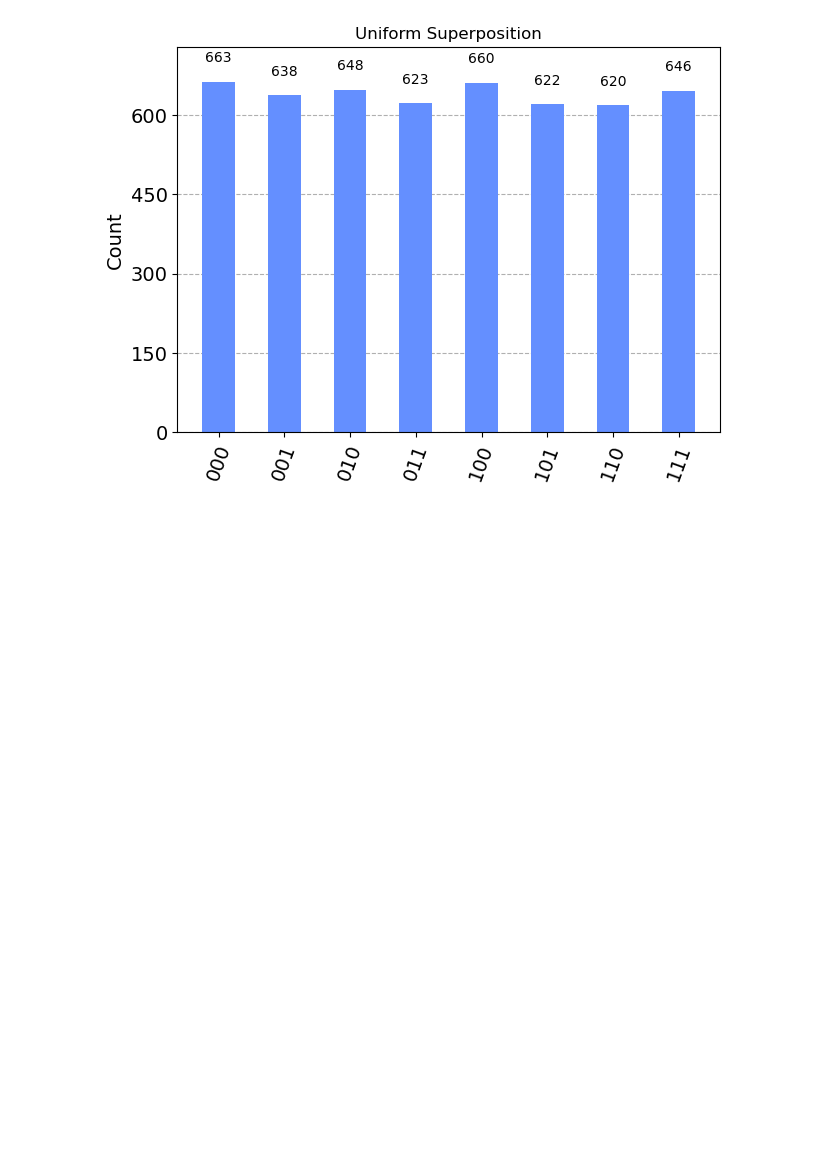
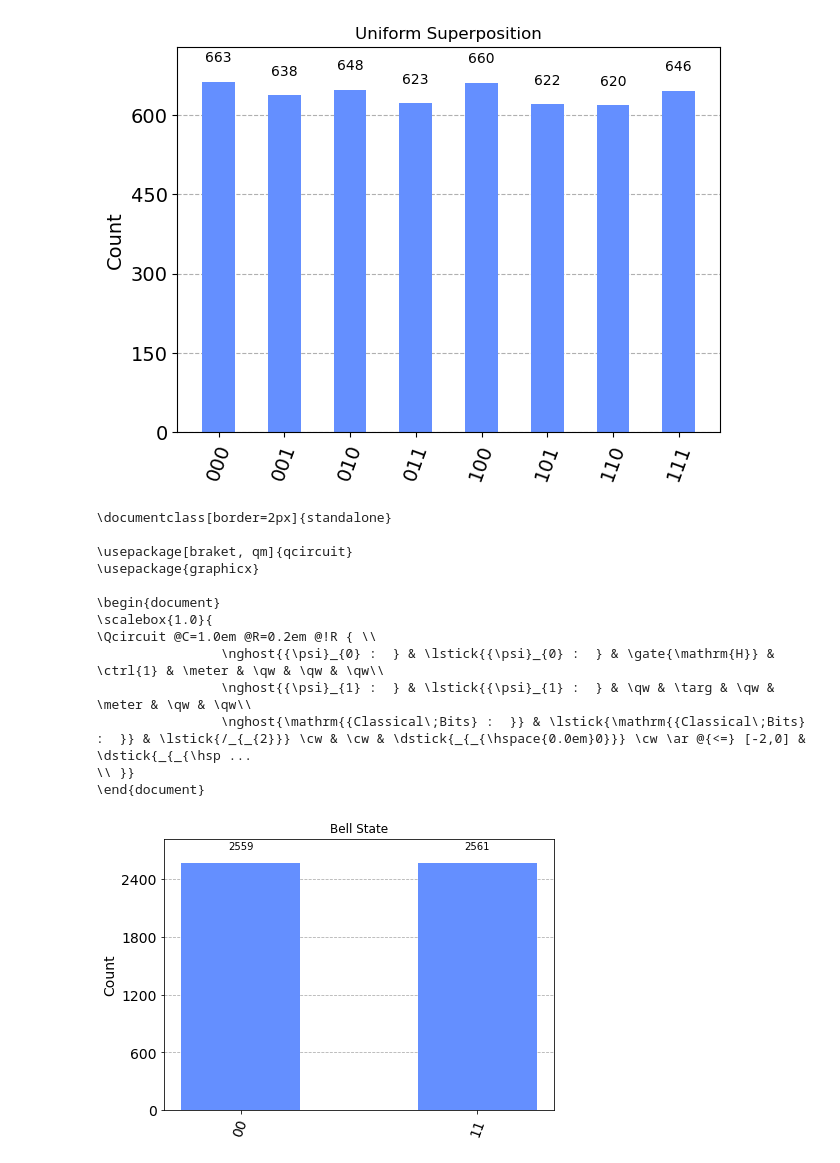
Before and after one commit to osamarais/review_paper, a Jupyter notebook: Chapter 2.ipynb, the cells around one changed output. Drawn from its saved outputs; the diff is of its cells as text; code cells hidden in the pictures; blank space fills up the shorter version.

```diff
--- a/Chapter 2.ipynb
+++ b/Chapter 2.ipynb
@@ -172,3 +172,50 @@ result = mySimulator.run(myCircuit,shots=5120).result()
 plot_histogram(result.get_counts(), title='Uniform Superposition')
 # %% [output]
 [figure]
+# %%
+#!/usr/bin/python3
+
+import qiskit
+from qiskit import Aer
+from qiskit.tools.visualization import plot_histogram
+
+# Create a register of 2 qubits
+myQRegister = qiskit.QuantumRegister(2, '\psi')
+
+# Create a register of 2 classical bits
+myCRegister = qiskit.ClassicalRegister(2,'Classical Bits')
+
+# Create a quantum circuit with using myRegister
+myCircuit = qiskit.QuantumCircuit(myQRegister, myCRegister)
+
+# Hadamard gates on al qubits
+myCircuit.h(0)
+myCircuit.cnot(0,1)
+
+# Measure all the qubits in myQRegister and store state in myCRegister
+myCircuit.measure(myQRegister,myCRegister)
+
+
+# Simulate the circuit
+mySimulator = Aer.get_backend('aer_simulator')
+result = mySimulator.run(myCircuit,shots=5120).result()
+
+print(myCircuit.draw('latex_source'))
+
+# Plot a bar chart of all the results
+plot_histogram(result.get_counts(), title='Bell State')
+# %% [output]
+\documentclass[border=2px]{standalone}
+
+\usepackage[braket, qm]{qcircuit}
+\usepackage{graphicx}
+
+\begin{document}
+\scalebox{1.0}{
+\Qcircuit @C=1.0em @R=0.2em @!R { \\
+                \nghost{{\psi}_{0} :  } & \lstick{{\psi}_{0} :  } & \gate{\mathrm{H}} & \ctrl{1} & \meter & \qw & \qw & \qw\\
+                \nghost{{\psi}_{1} :  } & \lstick{{\psi}_{1} :  } & \qw & \targ & \qw & \meter & \qw & \qw\\
+                \nghost{\mathrm{{Classical\;Bits} :  }} & \lstick{\mathrm{{Classical\;Bits} :  }} & \lstick{/_{_{2}}} \cw & \cw & \dstick{_{_{\hspace{0.0em}0}}} \cw \ar @{<=} [-2,0] & \dstick{_{_{\hsp ...
+\\ }}
+\end{document}
+[figure, added]
```
Also changed, not shown: parts of 21 cells of this notebook, 16 other files.
